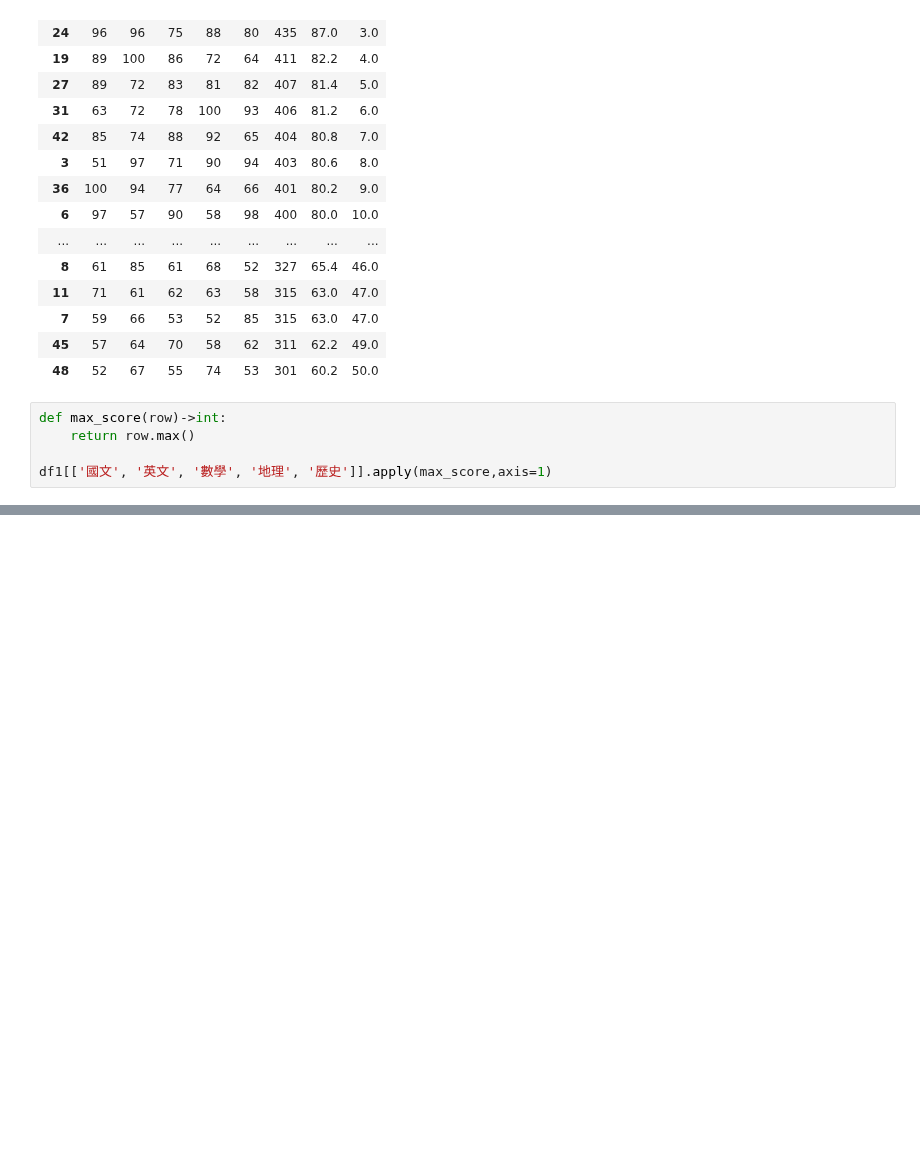
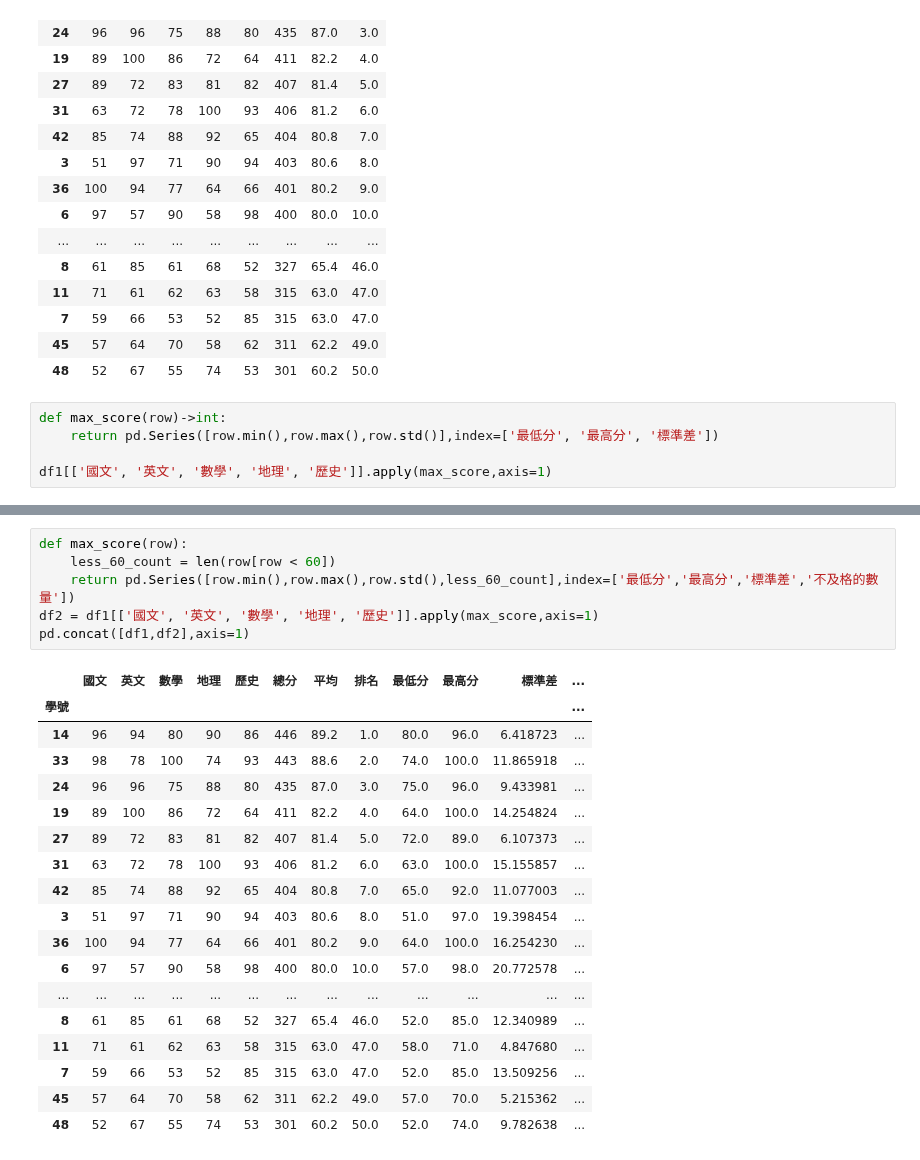
Before and after one commit to doncic1012/python_analysis, a Jupyter notebook: lesson8/lesson_8_5.ipynb, the cells around one changed output, grey strips where cells are left out. Cells and saved outputs as stored; diff of their text form; blank space fills up the shorter version.

```diff
--- a/lesson8/lesson_8_5.ipynb
+++ b/lesson8/lesson_8_5.ipynb
@@ -82,7 +82,7 @@ df1
 | 48 | 52 | 67 | 55 | 74 | 53 | 301 | 60.2 | 50.0 |
 # %%
 def max_score(row)->int:
-    return row.max()
+    return pd.Series([row.min(),row.max(),row.std()],index=['最低分', '最高分', '標準差'])
 
 df1[['國文', '英文', '數學', '地理', '歷史']].apply(max_score,axis=1)
 # %% [output]
@@ -105,0 +107,25 @@ dtype: int64
+# %%
+def max_score(row):
+    less_60_count = len(row[row < 60])
+    return pd.Series([row.min(),row.max(),row.std(),less_60_count],index=['最低分','最高分','標準差','不及格的數量'])
+df2 = df1[['國文', '英文', '數學', '地理', '歷史']].apply(max_score,axis=1)
+pd.concat([df1,df2],axis=1)
+# %% [output]
+|  | 國文 | 英文 | 數學 | 地理 | 歷史 | 總分 | 平均 | 排名 | 最低分 | 最高分 | 標準差 | ... |
+| 學號 |  |  |  |  |  |  |  |  |  |  |  | ... |
+| 14 | 96 | 94 | 80 | 90 | 86 | 446 | 89.2 | 1.0 | 80.0 | 96.0 | 6.418723 | ... |
+| 33 | 98 | 78 | 100 | 74 | 93 | 443 | 88.6 | 2.0 | 74.0 | 100.0 | 11.865918 | ... |
+| 24 | 96 | 96 | 75 | 88 | 80 | 435 | 87.0 | 3.0 | 75.0 | 96.0 | 9.433981 | ... |
+| 19 | 89 | 100 | 86 | 72 | 64 | 411 | 82.2 | 4.0 | 64.0 | 100.0 | 14.254824 | ... |
+| 27 | 89 | 72 | 83 | 81 | 82 | 407 | 81.4 | 5.0 | 72.0 | 89.0 | 6.107373 | ... |
+| 31 | 63 | 72 | 78 | 100 | 93 | 406 | 81.2 | 6.0 | 63.0 | 100.0 | 15.155857 | ... |
+| 42 | 85 | 74 | 88 | 92 | 65 | 404 | 80.8 | 7.0 | 65.0 | 92.0 | 11.077003 | ... |
+| 3 | 51 | 97 | 71 | 90 | 94 | 403 | 80.6 | 8.0 | 51.0 | 97.0 | 19.398454 | ... |
+| 36 | 100 | 94 | 77 | 64 | 66 | 401 | 80.2 | 9.0 | 64.0 | 100.0 | 16.254230 | ... |
+| 6 | 97 | 57 | 90 | 58 | 98 | 400 | 80.0 | 10.0 | 57.0 | 98.0 | 20.772578 | ... |
+| ... | ... | ... | ... | ... | ... | ... | ... | ... | ... | ... | ... | ... |
+| 8 | 61 | 85 | 61 | 68 | 52 | 327 | 65.4 | 46.0 | 52.0 | 85.0 | 12.340989 | ... |
+| 11 | 71 | 61 | 62 | 63 | 58 | 315 | 63.0 | 47.0 | 58.0 | 71.0 | 4.847680 | ... |
+| 7 | 59 | 66 | 53 | 52 | 85 | 315 | 63.0 | 47.0 | 52.0 | 85.0 | 13.509256 | ... |
+| 45 | 57 | 64 | 70 | 58 | 62 | 311 | 62.2 | 49.0 | 57.0 | 70.0 | 5.215362 | ... |
+| 48 | 52 | 67 | 55 | 74 | 53 | 301 | 60.2 | 50.0 | 52.0 | 74.0 | 9.782638 | ... |
```
Also changed, not shown: parts of 1 cell of this notebook.
